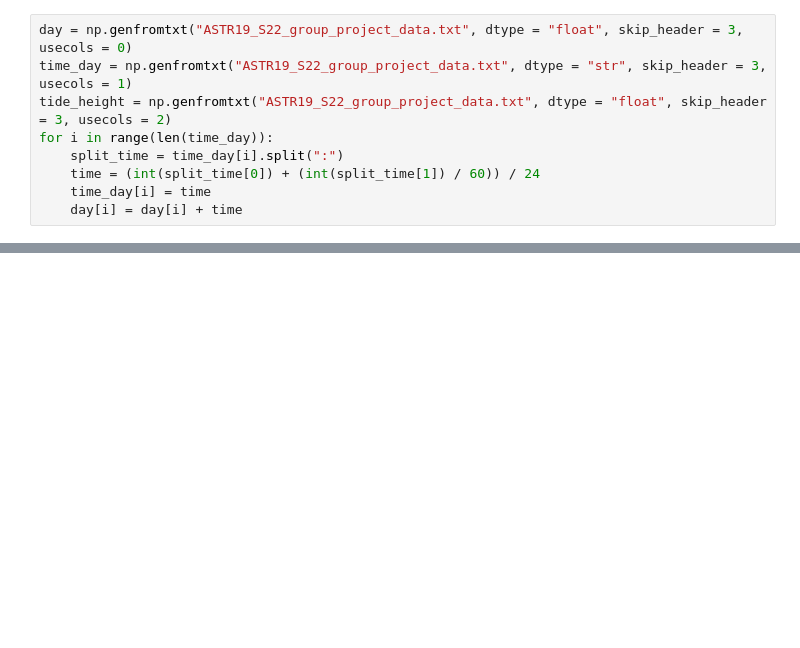
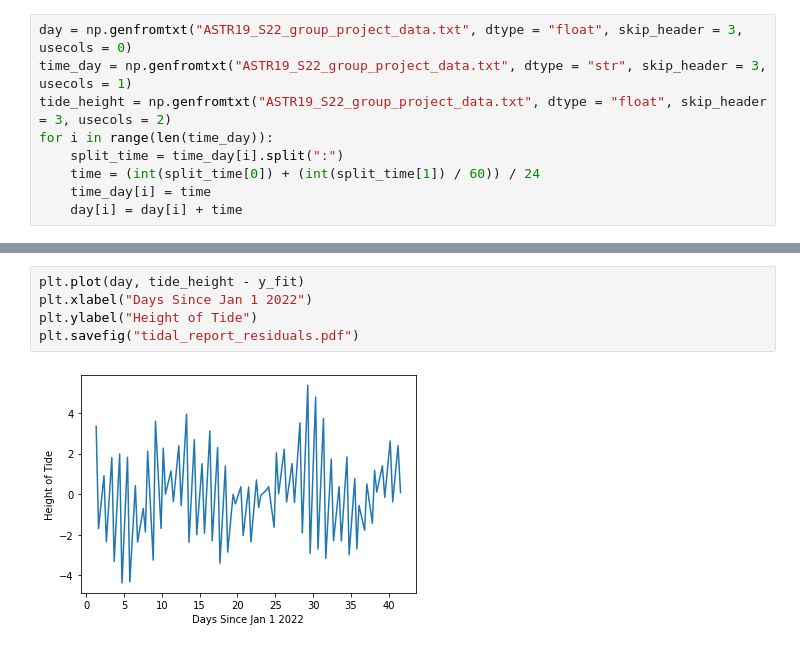
Before and after one commit to senorpapistas/astr-19-group-project-a8, a Jupyter notebook: ASTR19_Group_Project_A8.ipynb, the cells around one changed output, grey strips where cells are left out. Drawn from its saved outputs; the diff is of its cells as text; blank space fills up the shorter version.

```diff
--- a/ASTR19_Group_Project_A8.ipynb
+++ b/ASTR19_Group_Project_A8.ipynb
@@ -23,0 +46,7 @@ plt.savefig("tidal_report_figure.pdf")
+# %%
+plt.plot(day, tide_height - y_fit)
+plt.xlabel("Days Since Jan 1 2022")
+plt.ylabel("Height of Tide")
+plt.savefig("tidal_report_residuals.pdf")
+# %% [output]
+[figure, added]
```
Also changed, not shown: parts of 6 cells of this notebook.
